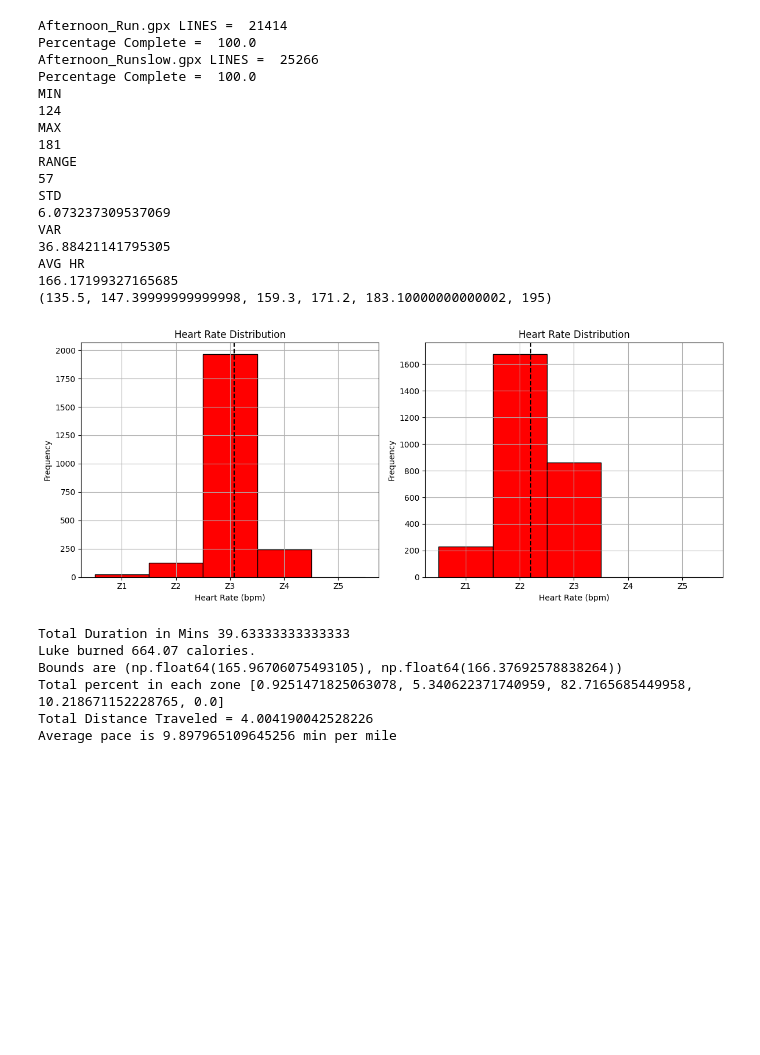
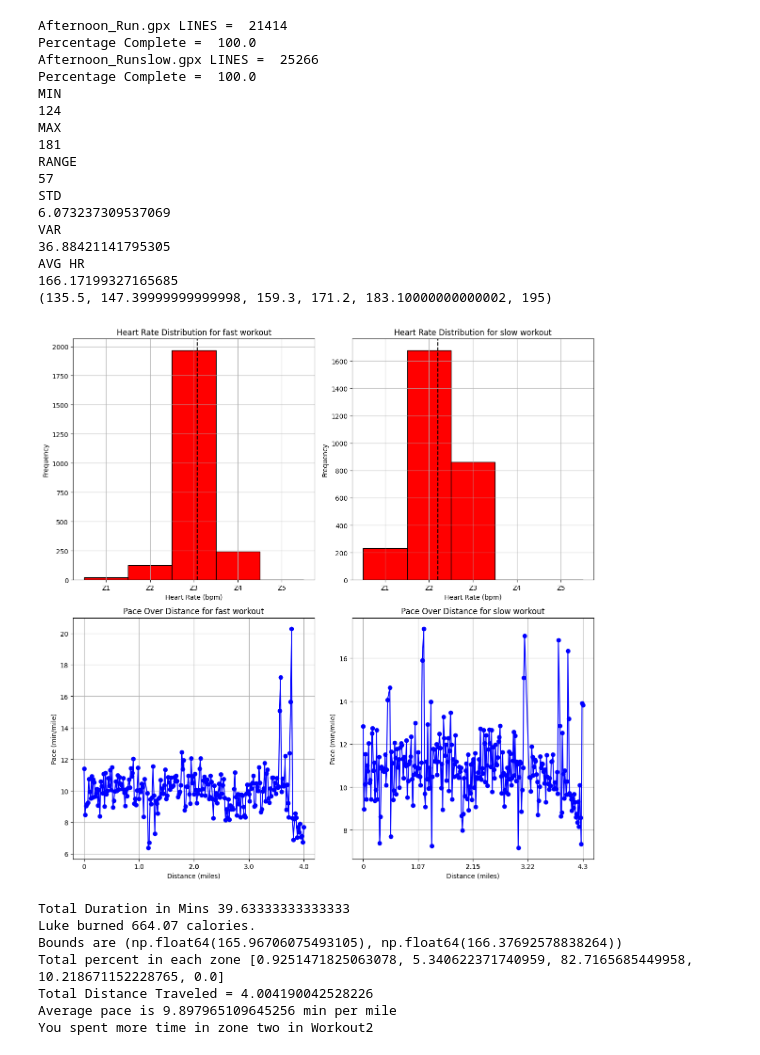
Before and after one commit to lucascameron600/myStrava, a Jupyter notebook: plotting.ipynb, the cells around one changed output. Cells and saved outputs as stored; diff of their text form; code cells hidden in the pictures; blank space fills up the shorter version.

```diff
--- a/plotting.ipynb
+++ b/plotting.ipynb
@@ -10,8 +10,8 @@ from Plt import genPlot
 Lucas = Person("Luke", 25, 72, 215, 76)
 fakewrkout = 'Afternoon_Run.gpx'
 fakewrkout2 = 'Afternoon_Runslow.gpx'
-Workout1 = Workout(fakewrkout, Lucas)
-Workout2 = Workout(fakewrkout2, Lucas)
+Workout1 = Workout(fakewrkout, Lucas, "fast workout")
+Workout2 = Workout(fakewrkout2, Lucas, "slow workout")
 Plotter = genPlot(Workout1)
 Plotter2 = genPlot(Workout2)
 min_hr = np.min(Workout1.hrs)
@@ -37,43 +37,52 @@ print(avgHR)
 print(Workout1.getHrZones())
 
 
-fig, axes = plt.subplots(1,2, figsize=(12,5))
+fig, axes = plt.subplots(2,2, figsize=(12,12))
 
-Plotter.genAll(axes[0])
-Plotter2.genAll(axes[1])
+Plotter.genAll(axes[0,0])
+Plotter2.genAll(axes[0,1])
+Plotter.genPacePlot(axes[1,0])
+Plotter2.genPacePlot(axes[1,1])
 plt.tight_layout()
 plt.show()
 cals = Workout1.calories_burned()
 bounds = Workout1.calcHrConf()
+#for time in Workout1.time:
+    #print(time)
 
 print(f'Total Duration in Mins {Workout1.getDuration()}')
 print(f"{Lucas.name} burned {cals:.2f} calories.")
 print(f'Bounds are {bounds}')
 print(f'Total percent in each zone {Workout1.getZonePercents()}')
 print(f'Total Distance Traveled = {Workout1.getDistanceTraveled()}')
 print(f'Average pace is {Workout1.getAvgPace()} min per mile')
+if Workout1 > Workout2:
+    print('You spent more time in zone two in Workout1 signaling greater recovery capacity.')
+else:
+    print('You spent more time in zone two in Workout2')
 # %% [output]
 Afternoon_Run.gpx LINES =  21414
 Percentage Complete =  100.0
 Afternoon_Runslow.gpx LINES =  25266
 Percentage Complete =  100.0
 MIN
 124
 MAX
 181
 RANGE
 57
 STD
 6.073237309537069
 VAR
 36.88421141795305
 AVG HR
 166.17199327165685
 (135.5, 147.39999999999998, 159.3, 171.2, 183.10000000000002, 195)
-[figure, old version]
+[figure, new version]
 Total Duration in Mins 39.63333333333333
 Luke burned 664.07 calories.
 Bounds are (np.float64(165.96706075493105), np.float64(166.37692578838264))
 Total percent in each zone [0.9251471825063078, 5.340622371740959, 82.7165685449958, 10.218671152228765, 0.0]
 Total Distance Traveled = 4.004190042528226
 Average pace is 9.897965109645256 min per mile
+You spent more time in zone two in Workout2
```
Also changed, not shown: 3 other files.
